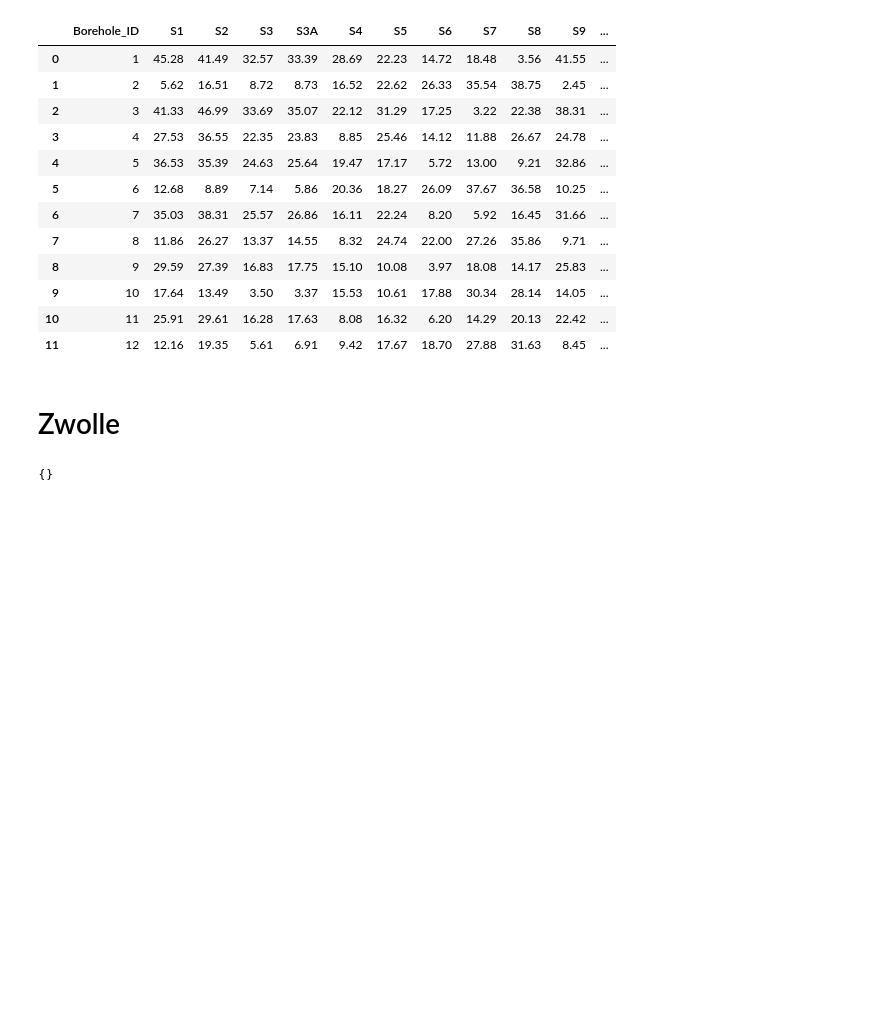
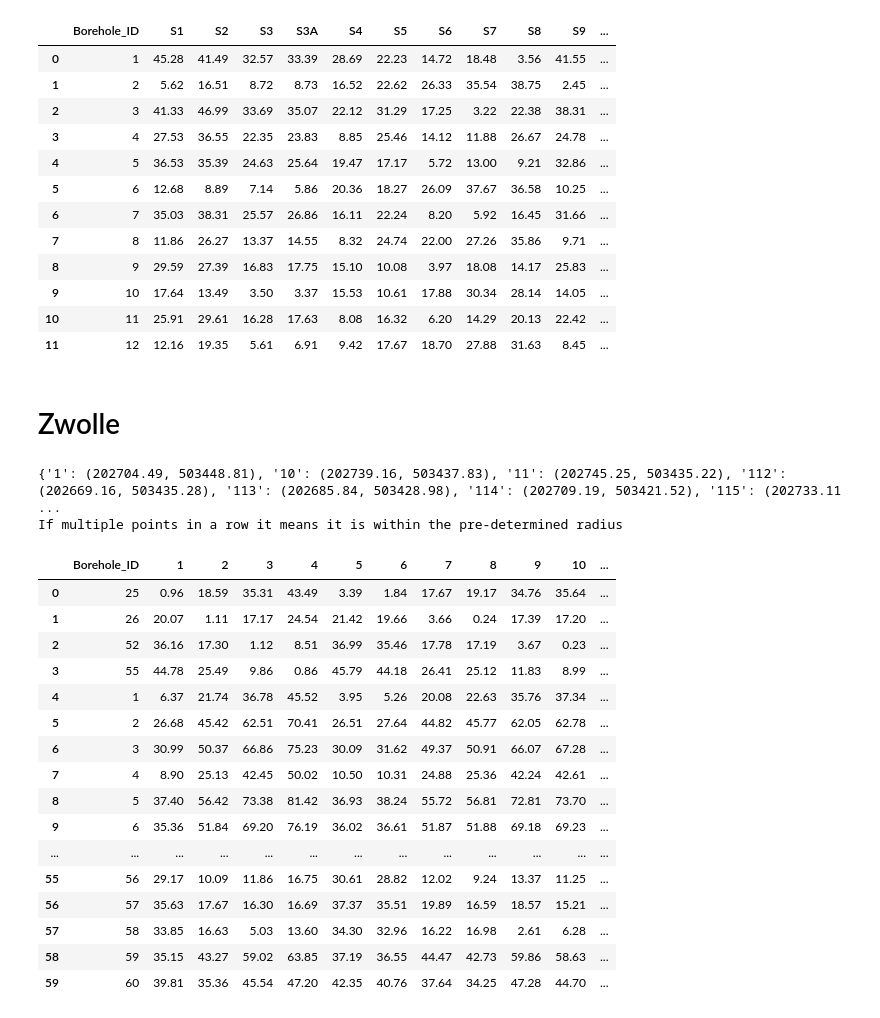
Before and after one commit to AJGoest/CPT_Analysis, a Jupyter notebook: ZZ_Zwolle_Wezep_results/Determining_distance.ipynb, the cells around one changed output. Drawn from its saved outputs; the diff is of its cells as text; code cells hidden in the pictures; blank space fills up the shorter version.

Commit message:
Analysis of distances to borehole

```diff
--- a/ZZ_Zwolle_Wezep_results/Determining_distance.ipynb
+++ b/ZZ_Zwolle_Wezep_results/Determining_distance.ipynb
@@ -134,9 +134,9 @@ cpt_coordinates = {}
 
 # Process each file in the folder
 for filename in os.listdir(gef_folder_path):
-    if filename.endswith('.gef'):
+    if filename.lower().endswith('.gef'): # make sure indifference for GEF or gef
         # Extract CPT ID using regex (matches everything between the last '_' and '.gef')
-        match_id = re.search(r'_([A-Za-z0-9]+)\.gef$', filename)
+        match_id = re.search(r'_([A-Za-z0-9]+)\.gef$', filename, re.IGNORECASE)
         if not match_id:
             continue
         cpt_id = match_id.group(1)
@@ -161,33 +161,51 @@ for filename in os.listdir(gef_folder_path):
 
 # Initialize the final distance matrix dataframe
 # Sorting columns naturally (S1, S2... S15)
 sorted_cpt_ids = sorted(cpt_coordinates.keys(), key=lambda x: [int(c) if c.isdigit() else c for c in re.split(r'(\d+)', x)])
 df_distances = pd.DataFrame(index=df_boreholes['Borehole_ID'])
 
 # Calculate absolute Euclidean distances
 for cpt_id in sorted_cpt_ids:
     cpt_x, cpt_y = cpt_coordinates[cpt_id]
 
     distances = []
     for _, bh in df_boreholes.iterrows():
         # Euclidean distance formula
         dist = math.sqrt((bh['X'] - cpt_x)**2 + (bh['Y'] - cpt_y)**2)
         distances.append(round(dist, 2)) # Rounding to 2 decimals for readability
 
     df_distances[cpt_id] = distances
 
 print(cpt_coordinates)
 
 # Reset index to make 'Borehole_ID' the first explicit column
 df_distances = df_distances.reset_index()
 
 # Apply the styling only to the CPT columns (excluding 'Borehole_ID')
 # Note: Use .map() for newer pandas versions (>= 2.0).
 # If you are on an older version of pandas and get an error, change .map to .applymap
 styled_distances = df_distances.style.map(highlight_close_distances, subset=sorted_cpt_ids).format("{:.2f}", subset=sorted_cpt_ids)
 
 # Display the styled dataframe directly in your Jupyter Notebook
-# print("If multiple points in a row it means it is within the pre-determined radius")
-# styled_distances
+print("If multiple points in a row it means it is within the pre-determined radius")
+styled_distances
 # %% [output]
-{}
+{'1': (202704.49, 503448.81), '10': (202739.16, 503437.83), '11': (202745.25, 503435.22), '112': (202669.16, 503435.28), '113': (202685.84, 503428.98), '114': (202709.19, 503421.52), '115': (202733.11 ...
+If multiple points in a row it means it is within the pre-determined radius
+|  | Borehole_ID | 1 | 2 | 3 | 4 | 5 | 6 | 7 | 8 | 9 | 10 | ... |
+| 0 | 25 | 0.96 | 18.59 | 35.31 | 43.49 | 3.39 | 1.84 | 17.67 | 19.17 | 34.76 | 35.64 | ... |
+| 1 | 26 | 20.07 | 1.11 | 17.17 | 24.54 | 21.42 | 19.66 | 3.66 | 0.24 | 17.39 | 17.20 | ... |
+| 2 | 52 | 36.16 | 17.30 | 1.12 | 8.51 | 36.99 | 35.46 | 17.78 | 17.19 | 3.67 | 0.23 | ... |
+| 3 | 55 | 44.78 | 25.49 | 9.86 | 0.86 | 45.79 | 44.18 | 26.41 | 25.12 | 11.83 | 8.99 | ... |
+| 4 | 1 | 6.37 | 21.74 | 36.78 | 45.52 | 3.95 | 5.26 | 20.08 | 22.63 | 35.76 | 37.34 | ... |
+| 5 | 2 | 26.68 | 45.42 | 62.51 | 70.41 | 26.51 | 27.64 | 44.82 | 45.77 | 62.05 | 62.78 | ... |
+| 6 | 3 | 30.99 | 50.37 | 66.86 | 75.23 | 30.09 | 31.62 | 49.37 | 50.91 | 66.07 | 67.28 | ... |
+| 7 | 4 | 8.90 | 25.13 | 42.45 | 50.02 | 10.50 | 10.31 | 24.88 | 25.36 | 42.24 | 42.61 | ... |
+| 8 | 5 | 37.40 | 56.42 | 73.38 | 81.42 | 36.93 | 38.24 | 55.72 | 56.81 | 72.81 | 73.70 | ... |
+| 9 | 6 | 35.36 | 51.84 | 69.20 | 76.19 | 36.02 | 36.61 | 51.87 | 51.88 | 69.18 | 69.23 | ... |
+| ... | ... | ... | ... | ... | ... | ... | ... | ... | ... | ... | ... | ... |
+| 55 | 56 | 29.17 | 10.09 | 11.86 | 16.75 | 30.61 | 28.82 | 12.02 | 9.24 | 13.37 | 11.25 | ... |
+| 56 | 57 | 35.63 | 17.67 | 16.30 | 16.69 | 37.37 | 35.51 | 19.89 | 16.59 | 18.57 | 15.21 | ... |
+| 57 | 58 | 33.85 | 16.63 | 5.03 | 13.60 | 34.30 | 32.96 | 16.22 | 16.98 | 2.61 | 6.28 | ... |
+| 58 | 59 | 35.15 | 43.27 | 59.02 | 63.85 | 37.19 | 36.55 | 44.47 | 42.73 | 59.86 | 58.63 | ... |
+| 59 | 60 | 39.81 | 35.36 | 45.54 | 47.20 | 42.35 | 40.76 | 37.64 | 34.25 | 47.28 | 44.70 | ... |
```
